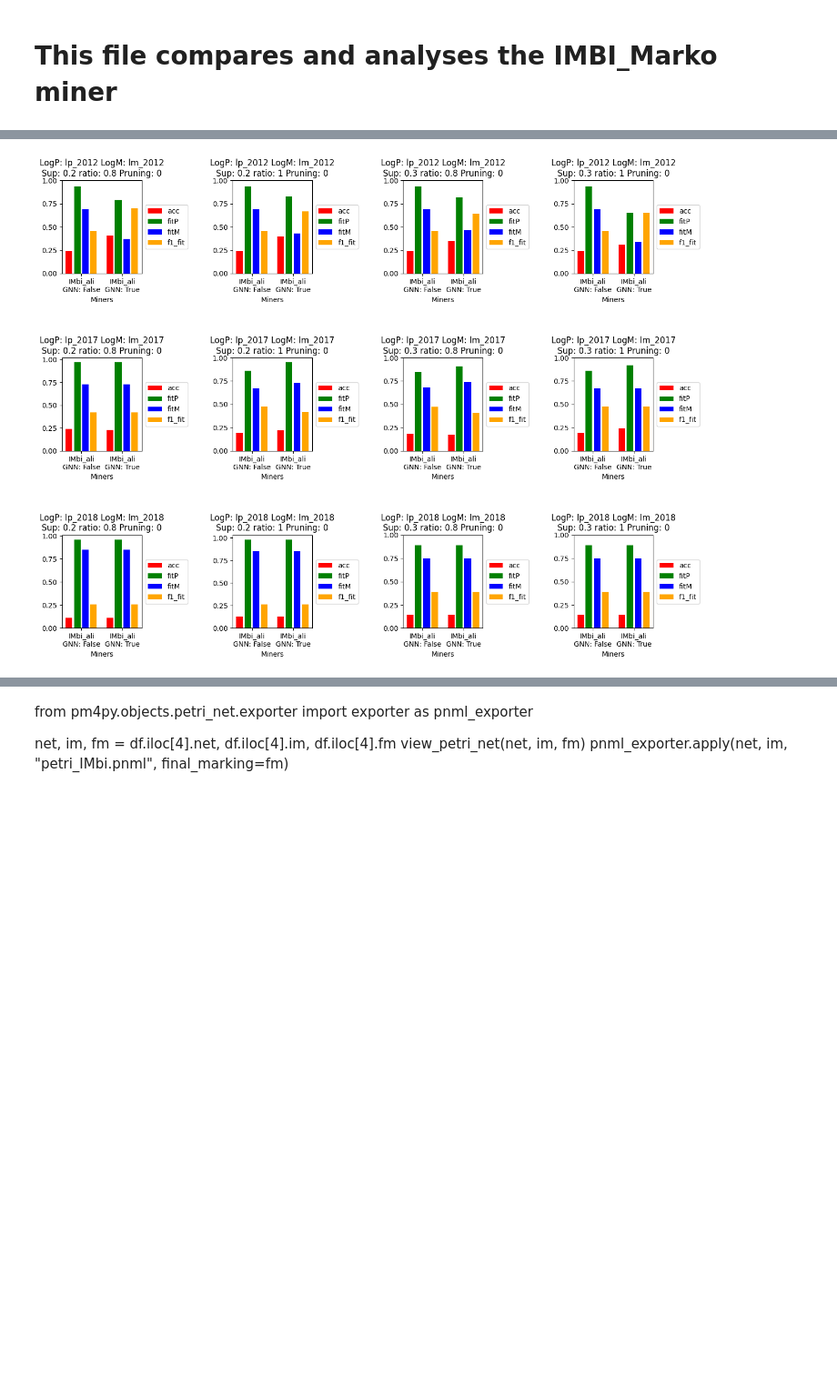
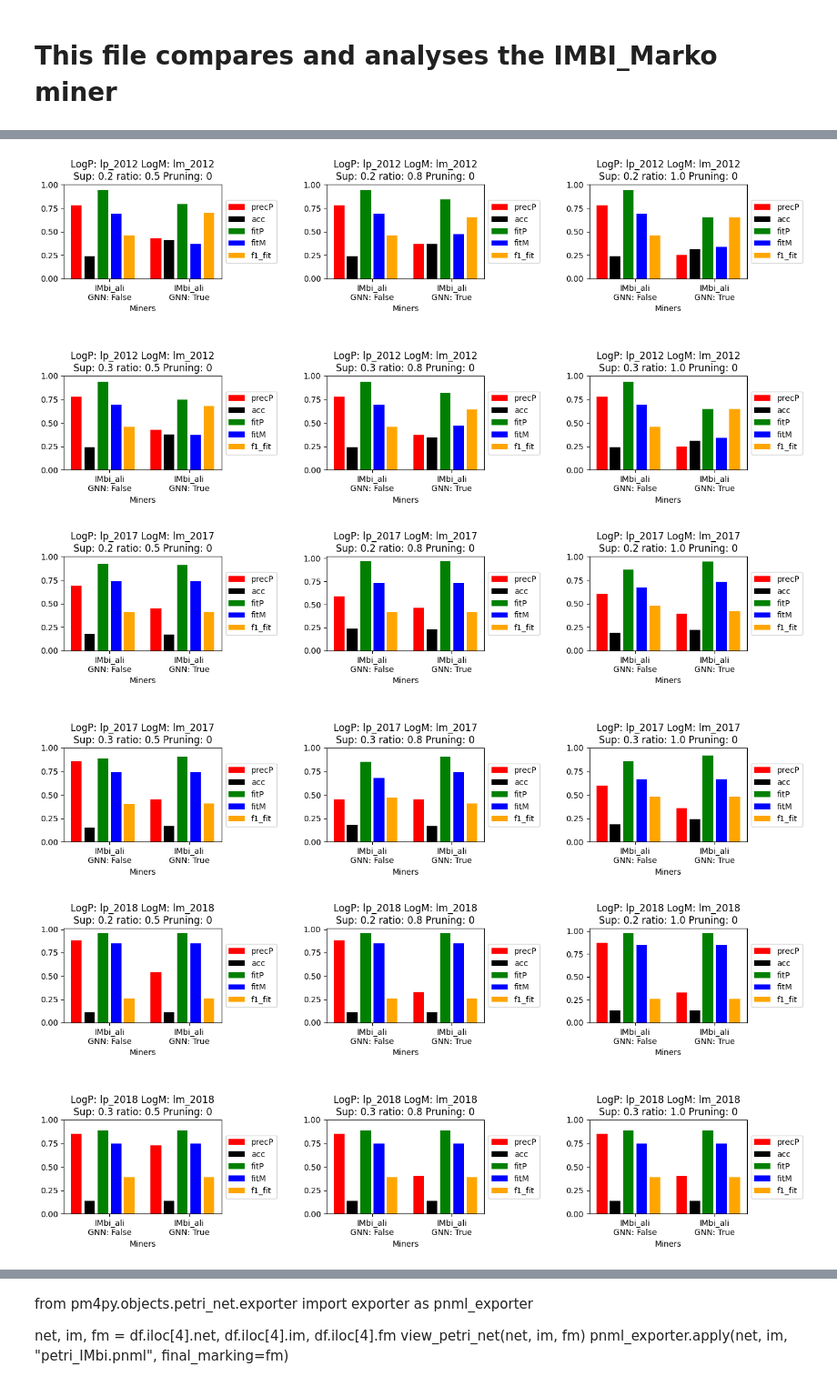
Before and after one commit to GoldschmidtMarko/IMBI_Master, a Jupyter notebook: analysing/comparison.ipynb, the cells around one changed output, grey strips where cells are left out. Shown: that part at 91% size. Drawn from its saved outputs; the diff is of its cells as text; code cells hidden in the pictures; blank space fills up the shorter version.

```diff
--- a/analysing/comparison.ipynb
+++ b/analysing/comparison.ipynb
@@ -351,7 +384,7 @@ if runSingleLog == False:
 if analyse_gnn == True:
   runs = 1
 
-  ratios = [1, 0.8]
+  ratios = [1, 0.8, 0.5]
   sups = [0.2, 0.3]
   using_gnn = [False, True]
   pruning_thresholds = [0]
@@ -413,21 +446,22 @@ def displayDoubleLog(df, saveFig = False):
     xTickLabel = []
     idx = []
     minValue = 0
-    for miner, use_gnn, acc, fitP, fitM, f1_fit in zip(df_log_grouped.miner, df_log_grouped.use_gnn, df_log_grouped.acc_logs, df_log_grouped.fitP, df_log_grouped.fitM, df_log_grouped.f1_fit_logs):
+    for miner, use_gnn, precP, acc, fitP, fitM, f1_fit in zip(df_log_grouped.miner, df_log_grouped.use_gnn, df_log_grouped.precP, df_log_grouped.acc_logs, df_log_grouped.fitP, df_log_grouped.fitM, df_log_grouped.f1_fit_logs):
       minValue = min([minValue, acc, fitP, fitM, f1_fit])
-      axs[cur_Row,cur_Col].bar(j,acc, color="r", label="acc")
-      axs[cur_Row,cur_Col].bar(j+1,fitP, color="g", label="fitP")
-      axs[cur_Row,cur_Col].bar(j+2,fitM, color="b", label="fitM")
-      axs[cur_Row,cur_Col].bar(j+3,f1_fit, color="orange", label="f1_fit")
+      axs[cur_Row,cur_Col].bar(j,precP, color="r", label="precP")
+      axs[cur_Row,cur_Col].bar(j+1,acc, color="black", label="acc")
+      axs[cur_Row,cur_Col].bar(j+2,fitP, color="g", label="fitP")
+      axs[cur_Row,cur_Col].bar(j+3,fitM, color="b", label="fitM")
+      axs[cur_Row,cur_Col].bar(j+4,f1_fit, color="orange", label="f1_fit")
       xTickLabel.append(miner + "\nGNN: " + str(use_gnn))
-      idx.append(j + 1.5)
-      j += 5
+      idx.append(j + 2.5)
+      j += 6
 
 
     axs[cur_Row,cur_Col].set_yticks(setupYTickList(minValue, 0.25))
     axs[cur_Row,cur_Col].set_xticks(idx)
     axs[cur_Row,cur_Col].set_xticklabels(xTickLabel)
-    axs[cur_Row,cur_Col].legend(loc='center left', ncols=1, labels=["acc", "fitP", "fitM", "f1_fit"], bbox_to_anchor=(1, 0.5))
+    axs[cur_Row,cur_Col].legend(loc='center left', ncols=1, labels=["precP","acc", "fitP", "fitM", "f1_fit"], bbox_to_anchor=(1, 0.5))
     cur_Col += 1
 
     if cur_Col == numberOfPlotPerRow:
@@ -480,13 +572,15 @@ def displaySingleLog(df, saveFig = False):
 # %%
 if analyse_gnn == False:
   if runSingleLog == False:
     displayDoubleLog(df)
   else:
     displaySingleLog(df)
 else:
-  displayDoubleLog(df)
+  displayDoubleLogSplit(df,True)
 # %% [output]
-[figure, old version]
+[figure, new version]
+[figure, added]
+[figure, added]
 # %%
 if True:
   if analyse_gnn == False:
```
Also changed, not shown: parts of 7 cells of this notebook, 3 other files.
